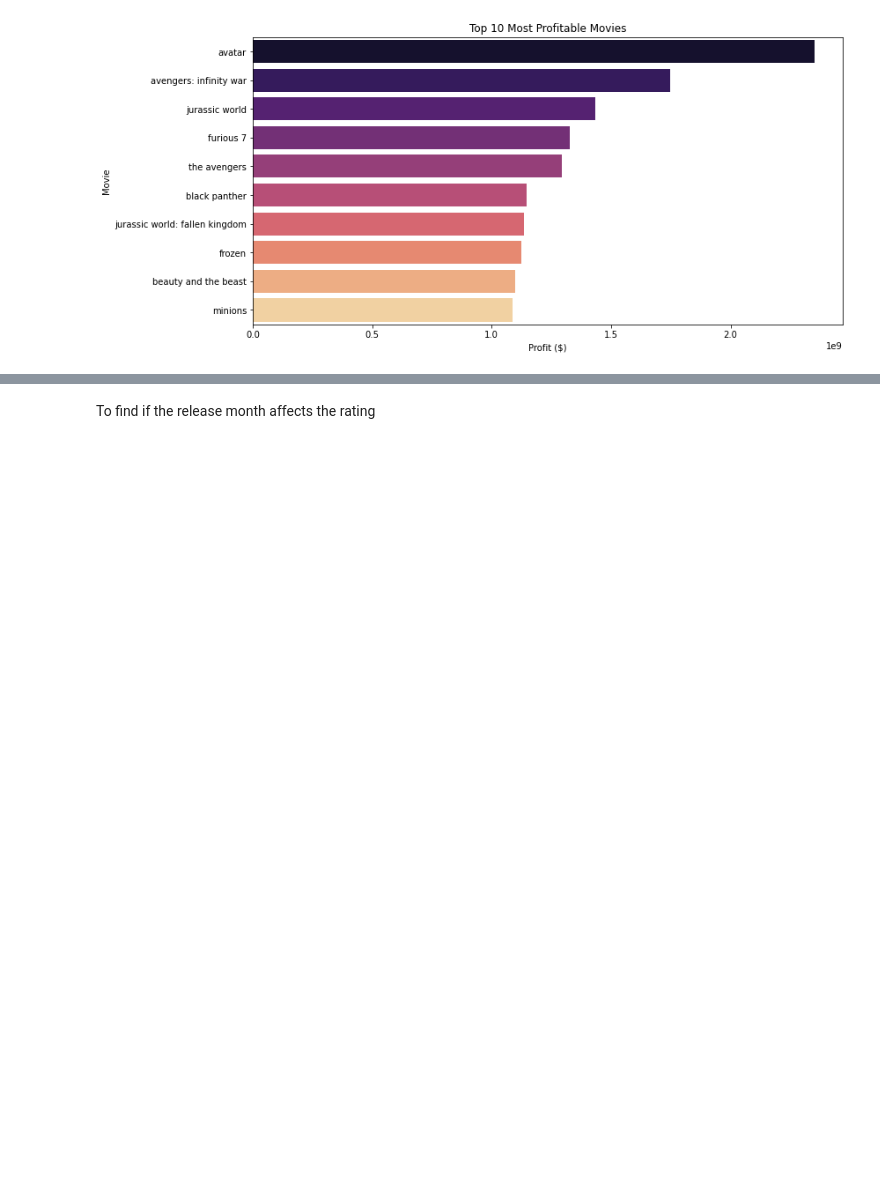
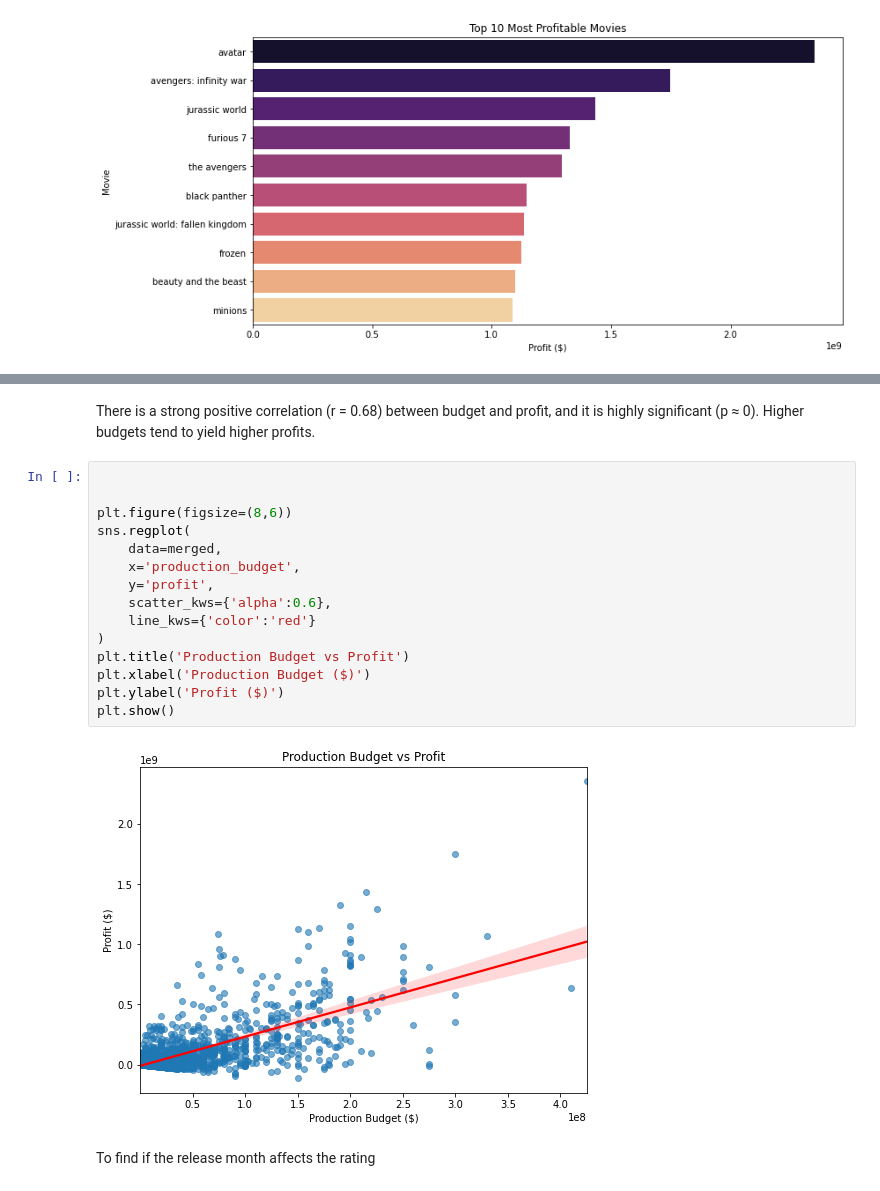
Before and after one commit to Graham-49/Phase2-project, a Jupyter notebook: notebooks/maureen.ipynb, the cells around one changed output, grey strips where cells are left out. Cells and saved outputs as stored; diff of their text form; blank space fills up the shorter version.

```diff
--- a/notebooks/maureen.ipynb
+++ b/notebooks/maureen.ipynb
@@ -380,3 +452,22 @@ To determine whether movies highly rated generated higher revenue
+# %% [markdown]
+There is a strong positive correlation (r = 0.68) between budget and profit, and it is highly significant (p ≈ 0). Higher budgets tend to yield higher profits.
+# %%
+
+
+plt.figure(figsize=(8,6))
+sns.regplot(
+    data=merged,
+    x='production_budget',
+    y='profit',
+    scatter_kws={'alpha':0.6},
+    line_kws={'color':'red'}
+)
+plt.title('Production Budget vs Profit')
+plt.xlabel('Production Budget ($)')
+plt.ylabel('Profit ($)')
+plt.show()
+# %% [output]
+[figure, added]
 # %% [markdown]
 To find if the release month  affects the rating
 # %%
```
Also changed, not shown: parts of 16 cells of this notebook.
